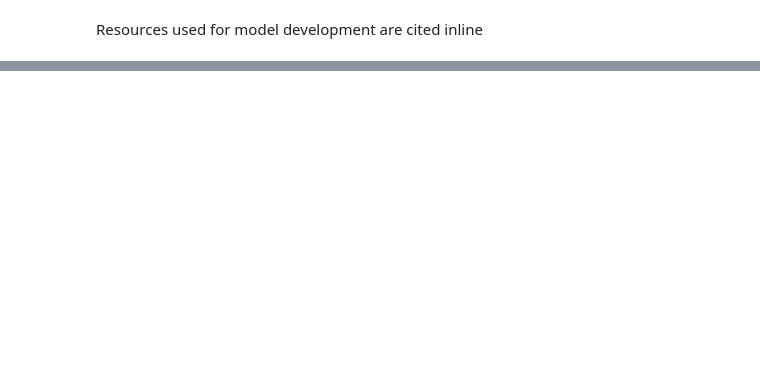
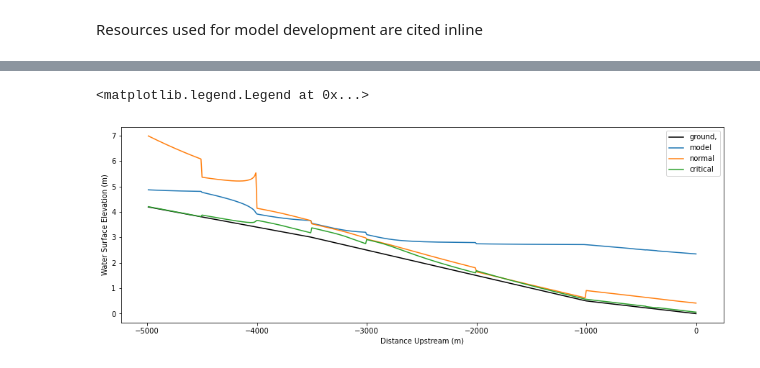
Before and after one commit to psylw/open-channel-flow-model, a Jupyter notebook: OCF_graduallyvaried.ipynb, the cells around one changed output, grey strips where cells are left out. Drawn from its saved outputs; the diff is of its cells as text; code cells hidden in the pictures; blank space fills up the shorter version.

```diff
--- a/OCF_graduallyvaried.ipynb
+++ b/OCF_graduallyvaried.ipynb
@@ -375,0 +682,5 @@ xgate5 =
+# %%
+hn= np.ones(shape=(len(x), 1), dtype=float)
+
+for i in range(len(x)):
+    hn[i] = ((Q[i]*n[i])/(k*br*(R[i]**(2/3))*(So[i]**(0.5))))
@@ -375,0 +689,12 @@ xgate5 =
+# %%
+hc= np.ones(shape=(len(x), 1), dtype=float)
+
+for i in range(len(x)):
+    if geo[0]=='rectangular':
+        hc[i] = ((u[i]**2)*alpha[i])/g
+    elif geo[0]=='trapezoidal':
+        hc[i] = (((A[i]*g)/((u[i]**2)*alpha[i]))-bt*(1/(2*mtr)))
+    elif geo[0]=='triangular':
+        hc[i] = (A[i]*g)/(2*mt*(u[i]**2)*alpha[i])
+    else:
+        hc[i] = ((A[i]*g)/((u[i]**2)*alpha[i]*a1*a2))**(1/(a2-1))
@@ -375,0 +711,16 @@ xgate5 =
+# %%
+fig = plt.figure(1, figsize=(15,5))
+plt.xlabel('Distance Upstream (m)')
+plt.ylabel('Water Surface Elevation (m)')
+WSE = [bedelev[i]+h[i] for i in range(len(x))]
+cWSE = [bedelev[i]+hc[i] for i in range(len(x))]
+nWSE = [bedelev[i]+hn[i] for i in range(len(x))]
+plt.plot(x,bedelev,'k')
+plt.plot(x,WSE)
+plt.plot(x,nWSE)
+plt.plot(x,cWSE)
+#plt.legend(['model','normal','critical'])
+plt.legend(['ground,','model','normal','critical'])
+# %% [output]
+<matplotlib.legend.Legend at 0x...>
+[figure, added]
```
Also changed, not shown: parts of 87 cells of this notebook.
